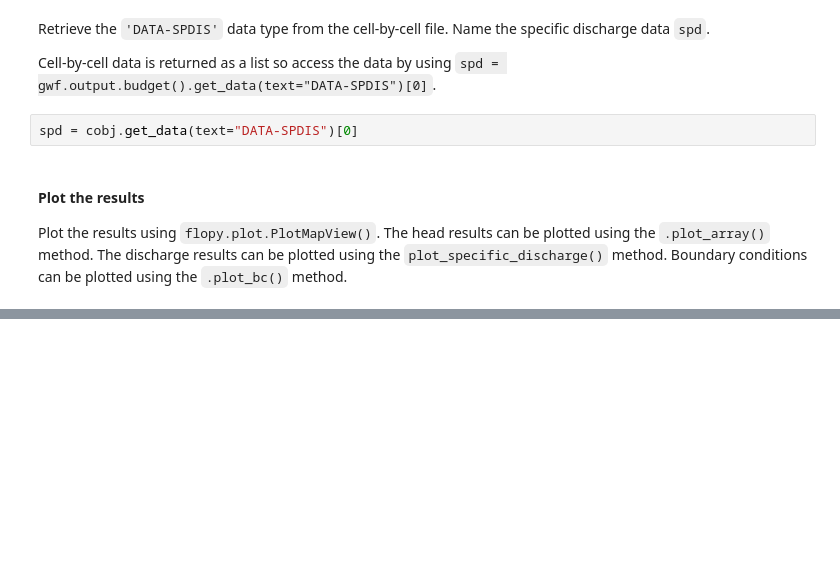
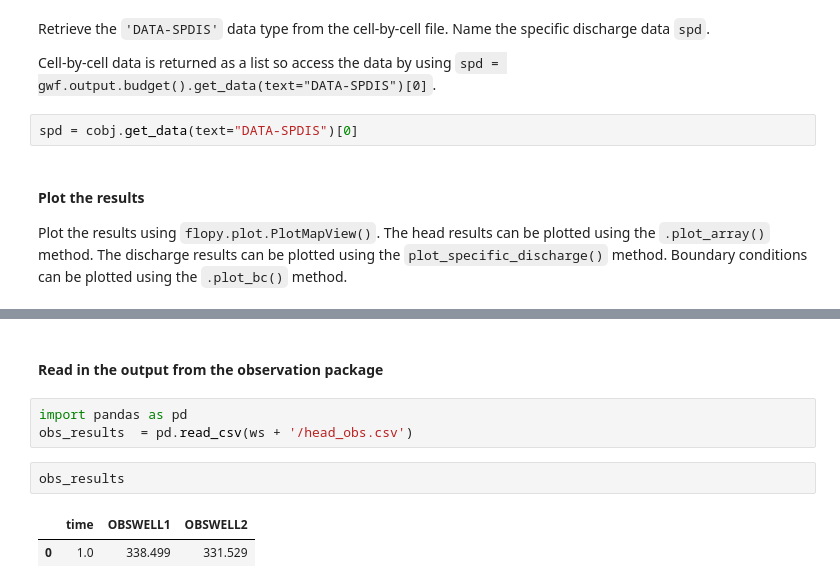
Before and after one commit to DOI-USGS/python-for-hydrology, a Jupyter notebook: notebooks/part1_flopy/solutions/02-Building-Post-Processing-MODFLOW6__solutions.ipynb, the cells around one changed output, grey strips where cells are left out. Saved outputs shown, nothing was run; the diff lists cells and outputs as text; blank space fills up the shorter version.

Commit message:
Adding head observations to flopy 02 build postprocess model nb

```diff
--- a/notebooks/part1_flopy/solutions/02-Building-Post-Processing-MODFLOW6__solutions.ipynb
+++ b/notebooks/part1_flopy/solutions/02-Building-Post-Processing-MODFLOW6__solutions.ipynb
@@ -200,0 +282,10 @@ with styles.USGSMap():
+# %% [markdown]
+#### Read in the output from the observation package
+# %%
+import pandas as pd
+obs_results  = pd.read_csv(ws + '/head_obs.csv')
+# %%
+obs_results
+# %% [output]
+|  | time | OBSWELL1 | OBSWELL2 |
+| 0 | 1.0 | 338.499 | 331.529 |
```
Also changed, not shown: parts of 10 cells of this notebook, 1 other file.
